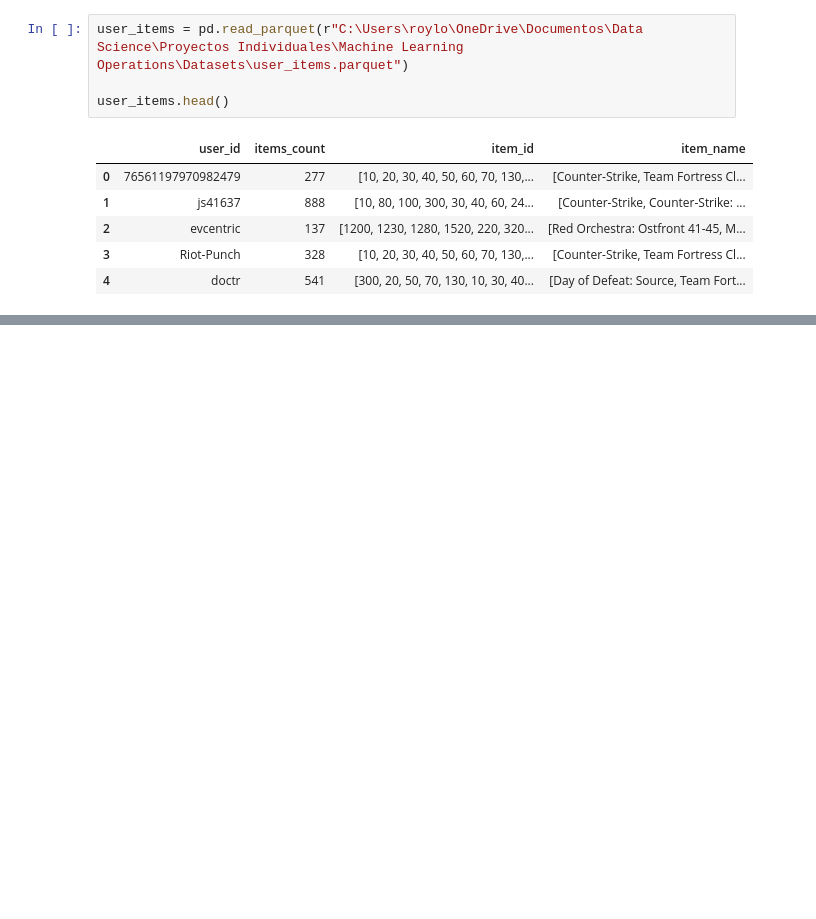
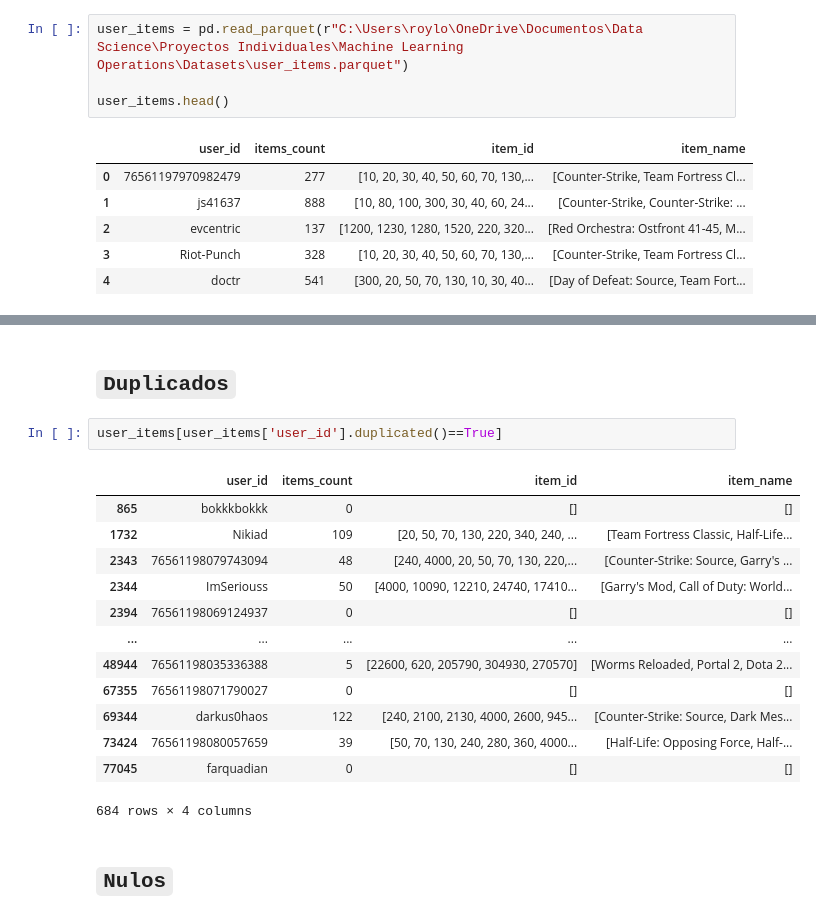
Before and after one commit to RodrigoLopezNunez17/MLOps-PI1, a Jupyter notebook: EDA/user_items.ipynb, the cells around one changed output, grey strips where cells are left out. Drawn from its saved outputs; the diff is of its cells as text; blank space fills up the shorter version.

```diff
--- a/EDA/user_items.ipynb
+++ b/EDA/user_items.ipynb
@@ -15,0 +31,20 @@ user_items.head()
+# %% [markdown]
+## **`Duplicados`**
+# %%
+user_items[user_items['user_id'].duplicated()==True]
+# %% [output]
+|  | user_id | items_count | item_id | item_name |
+| 865 | bokkkbokkk | 0 | [] | [] |
+| 1732 | Nikiad | 109 | [20, 50, 70, 130, 220, 340, 240, ... | [Team Fortress Classic, Half-Life... |
+| 2343 | 76561198079743094 | 48 | [240, 4000, 20, 50, 70, 130, 220,... | [Counter-Strike: Source, Garry's ... |
+| 2344 | ImSeriouss | 50 | [4000, 10090, 12210, 24740, 17410... | [Garry's Mod, Call of Duty: World... |
+| 2394 | 76561198069124937 | 0 | [] | [] |
+| ... | ... | ... | ... | ... |
+| 48944 | 76561198035336388 | 5 | [22600, 620, 205790, 304930, 270570] | [Worms Reloaded, Portal 2, Dota 2... |
+| 67355 | 76561198071790027 | 0 | [] | [] |
+| 69344 | darkus0haos | 122 | [240, 2100, 2130, 4000, 2600, 945... | [Counter-Strike: Source, Dark Mes... |
+| 73424 | 76561198080057659 | 39 | [50, 70, 130, 240, 280, 360, 4000... | [Half-Life: Opposing Force, Half-... |
+| 77045 | farquadian | 0 | [] | [] |
+684 rows × 4 columns
+# %% [markdown]
+## **`Nulos`**
```
Also changed, not shown: parts of 15 cells of this notebook, 2 other files.
